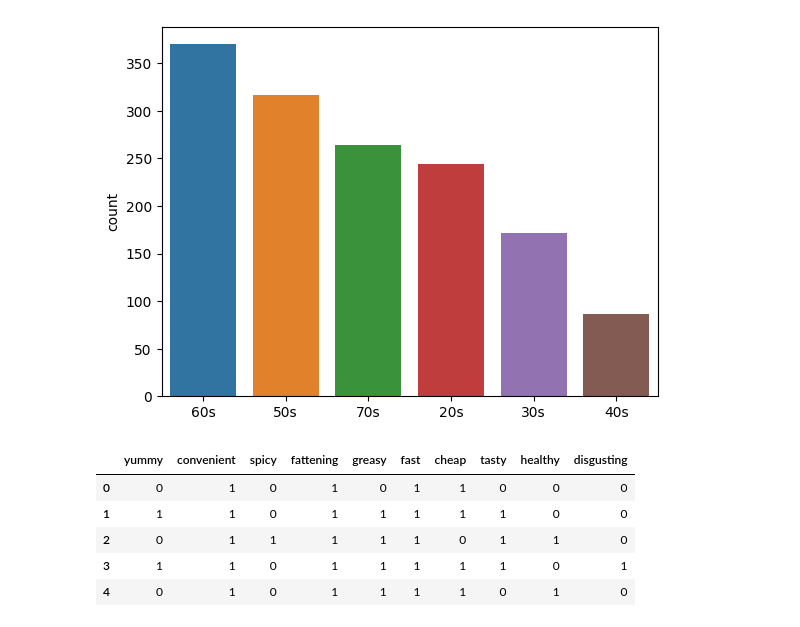
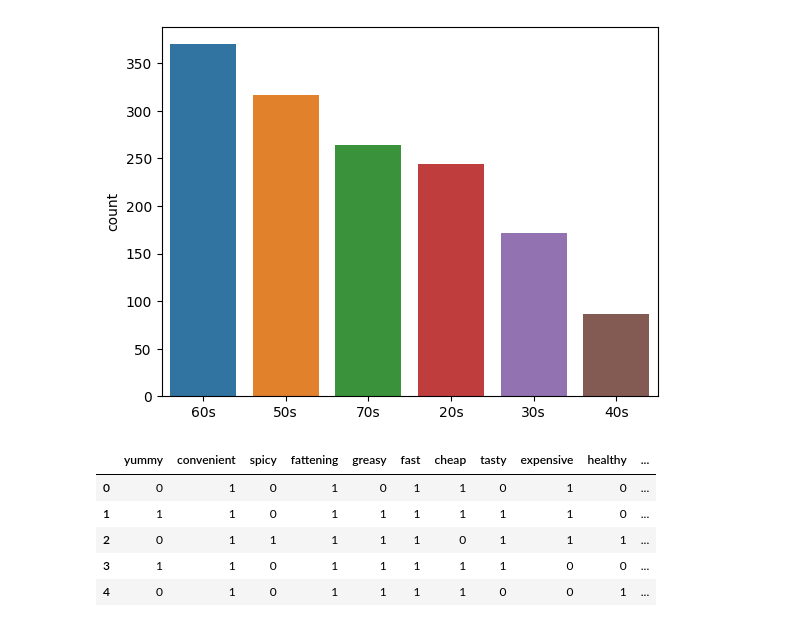
Before and after one commit to DevSwarnabha/marketSegmentationAnalysis, a Jupyter notebook: ProjectML.ipynb, the cells around one changed output. Cells and saved outputs as stored; diff of their text form; code cells hidden in the pictures.

```diff
--- a/ProjectML.ipynb
+++ b/ProjectML.ipynb
@@ -120,27 +105,27 @@ sns.barplot(x=df["ageGroup"].unique(),y=df["ageGroup"].value_counts())
 #     else:
 #         like_lis.append(int(j[-1]))
 # %%
-mod_df = df
+mod_df = df.copy()
 mod_df.yummy = df.yummy.replace(to_replace=["No","Yes"], value=[0,1])
 mod_df.convenient = df.convenient.replace(to_replace=["No","Yes"], value=[0,1])
 mod_df.spicy = df.spicy.replace(to_replace=["No","Yes"], value=[0,1])
 mod_df.fattening = df.fattening.replace(to_replace=["No","Yes"], value=[0,1])
 mod_df.greasy = df.greasy.replace(to_replace=["No","Yes"], value=[0,1])
 mod_df.fast = df.fast.replace(to_replace=["No","Yes"], value=[0,1])
 mod_df.cheap = df.cheap.replace(to_replace=["No","Yes"], value=[0,1])
 mod_df.tasty = df.tasty.replace(to_replace=["No","Yes"], value=[0,1])
 mod_df.healthy = df.healthy.replace(to_replace=["No","Yes"], value=[0,1])
 mod_df.disgusting = df.disgusting.replace(to_replace=["No","Yes"], value=[0,1])
-
+mod_df.expensive = df.expensive.replace(to_replace=["No","Yes"], value=[0,1])
 # mod_df.VisitFrequency = df.VisitFrequency.replace(freq_dic)
 # mod_df.Like = like_lis
 
-mod_df.drop(columns=["expensive","Like","Age","VisitFrequency","Gender","ageGroup"],axis=1,inplace=True)
+mod_df.drop(columns=["Like","Age","VisitFrequency","Gender","ageGroup"],axis=1,inplace=True)
 mod_df.head()
 # %% [output]
-|  | yummy | convenient | spicy | fattening | greasy | fast | cheap | tasty | healthy | disgusting |
-| 0 | 0 | 1 | 0 | 1 | 0 | 1 | 1 | 0 | 0 | 0 |
-| 1 | 1 | 1 | 0 | 1 | 1 | 1 | 1 | 1 | 0 | 0 |
-| 2 | 0 | 1 | 1 | 1 | 1 | 1 | 0 | 1 | 1 | 0 |
-| 3 | 1 | 1 | 0 | 1 | 1 | 1 | 1 | 1 | 0 | 1 |
-| 4 | 0 | 1 | 0 | 1 | 1 | 1 | 1 | 0 | 1 | 0 |
+|  | yummy | convenient | spicy | fattening | greasy | fast | cheap | tasty | expensive | healthy | ... |
+| 0 | 0 | 1 | 0 | 1 | 0 | 1 | 1 | 0 | 1 | 0 | ... |
+| 1 | 1 | 1 | 0 | 1 | 1 | 1 | 1 | 1 | 1 | 0 | ... |
+| 2 | 0 | 1 | 1 | 1 | 1 | 1 | 0 | 1 | 1 | 1 | ... |
+| 3 | 1 | 1 | 0 | 1 | 1 | 1 | 1 | 1 | 0 | 0 | ... |
+| 4 | 0 | 1 | 0 | 1 | 1 | 1 | 1 | 0 | 0 | 1 | ... |
```
Also changed, not shown: parts of 9 cells of this notebook.
